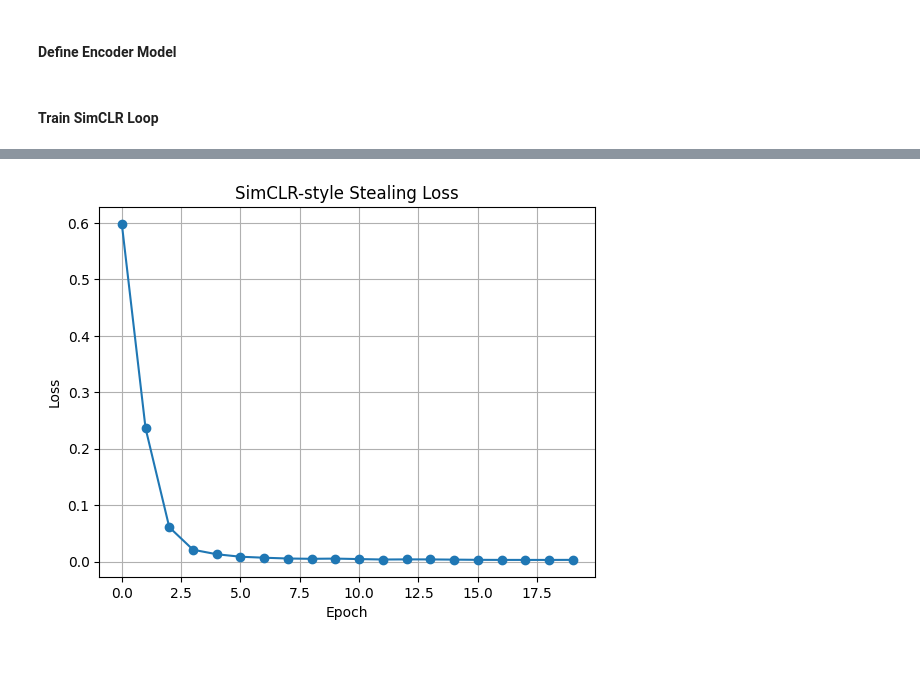
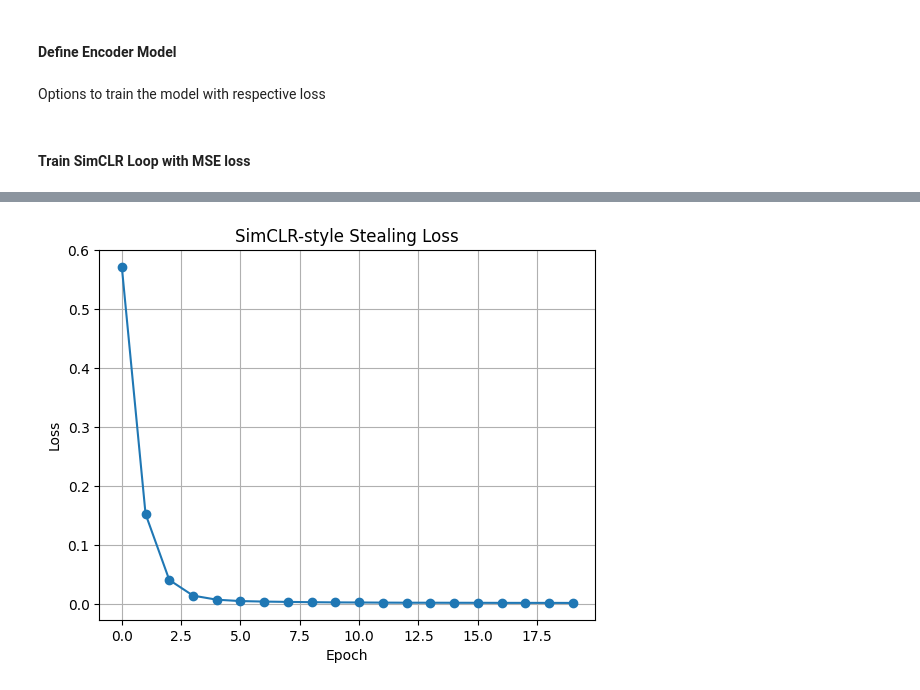
Before and after one commit to SohamTolwala/TML25_A2_39, a Jupyter notebook: train/train_ssl.ipynb, the cells around one changed output, grey strips where cells are left out. Cells and saved outputs as stored; diff of their text form; code cells hidden in the pictures; blank space fills up the shorter version.

```diff
--- a/train/train_ssl.ipynb
+++ b/train/train_ssl.ipynb
@@ -306,8 +310,10 @@ class StolenEncoder(nn.Module):
         x = self.backbone(x)
         x = self.head(x)
         return x
+# %% [markdown]
+Options to train the model with respective loss
 # %% [markdown]
-#### Train SimCLR Loop
+#### Train SimCLR Loop with MSE loss
 # %%
 device = torch.device("cuda" if torch.cuda.is_available() else "cpu")
 model = StolenEncoder().to(device)
@@ -329,8 +335,7 @@ for epoch in range(1, num_epochs+1):
         o2 = model(t2)         # (B,1024)
         loss_A = F.mse_loss(o1, yv)
         loss_B = F.mse_loss(o2, o1.detach())
-        # loss = alpha * loss_A + (1 - alpha) * loss_B              #contrastive/old loss
-        loss = 1 - F.cosine_similarity(o1, yv, dim=1).mean()
+        loss = alpha * loss_A + (1 - alpha) * loss_B              # contrastive/old loss/MSE aggregated loss
         loss.backward()
         optimizer.step()
         total += loss.item()
@@ -370 +375 @@ plt.show()
-[figure, old version]
+[figure, new version]
```
Also changed, not shown: parts of 16 cells of this notebook.
